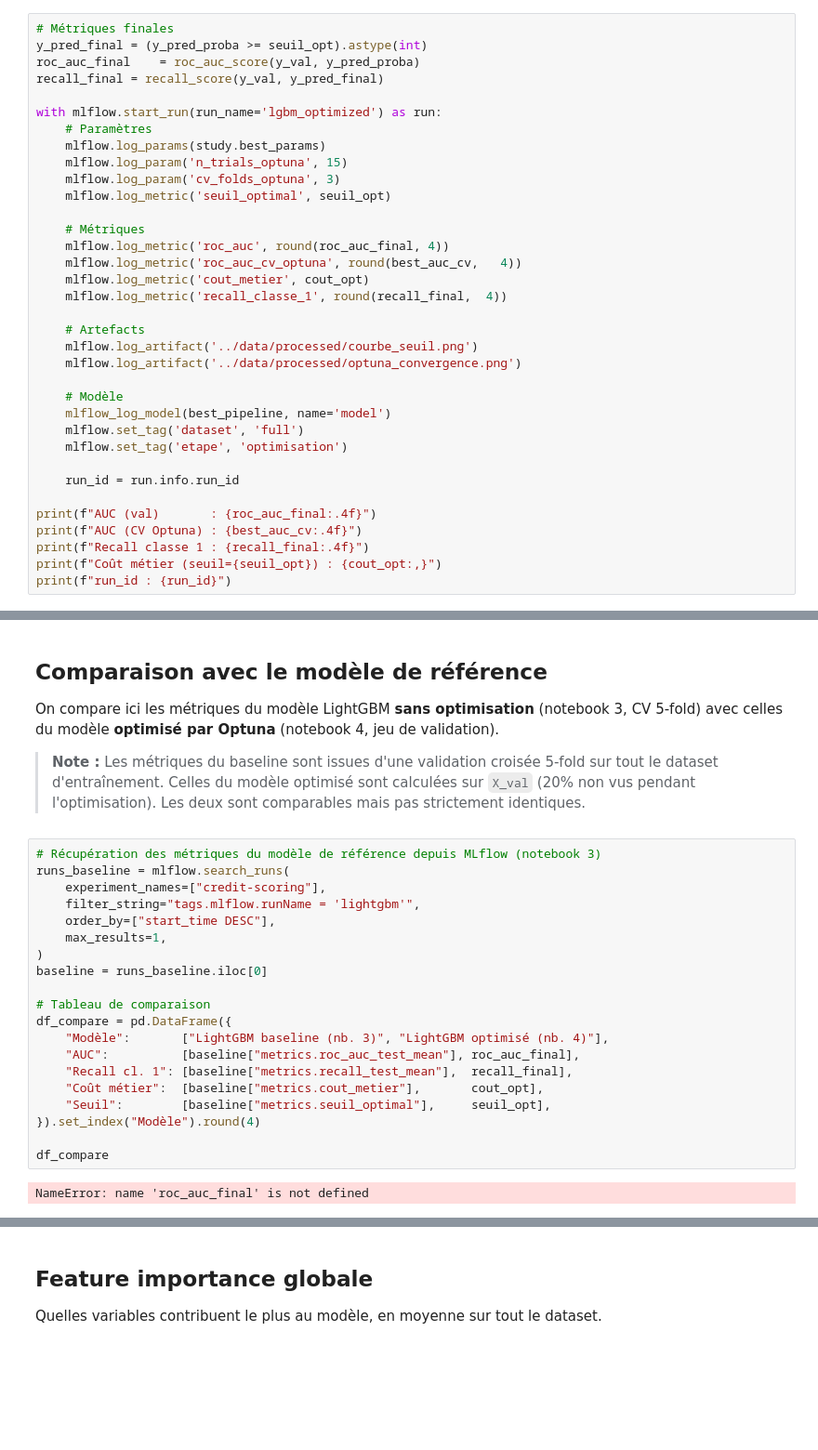
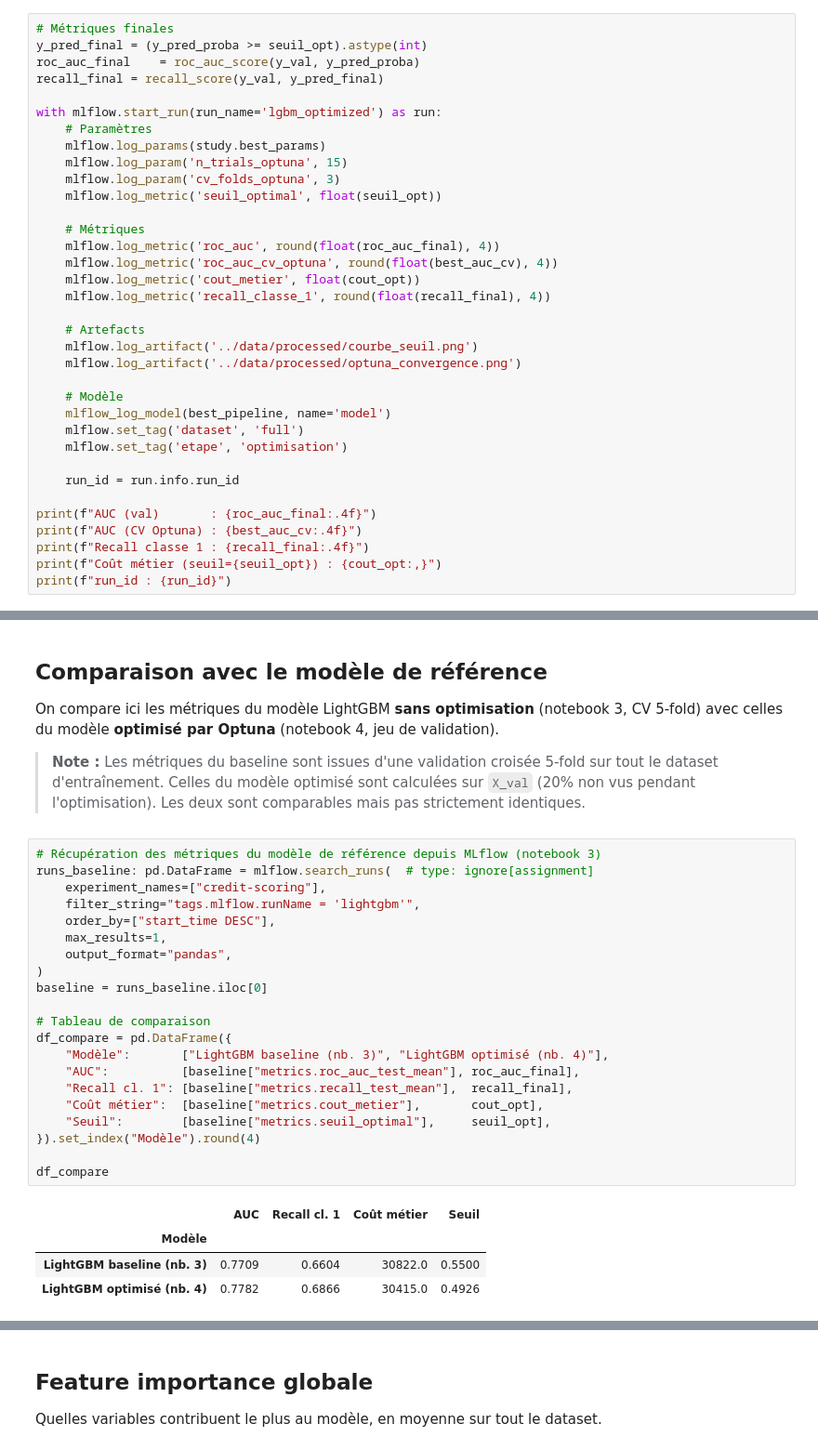
Before and after one commit to RaphaelRIVIERE/credit-scoring-mlops, a Jupyter notebook: notebooks/4_optimization.ipynb, the cells around one changed output, grey strips where cells are left out. Shown at 93% size. Saved outputs shown, nothing was run; the diff lists cells and outputs as text; blank space fills up the shorter version.

```diff
--- a/notebooks/4_optimization.ipynb
+++ b/notebooks/4_optimization.ipynb
@@ -195,13 +203,13 @@ with mlflow.start_run(run_name='lgbm_optimized') as run:
     mlflow.log_params(study.best_params)
     mlflow.log_param('n_trials_optuna', 15)
     mlflow.log_param('cv_folds_optuna', 3)
-    mlflow.log_metric('seuil_optimal', seuil_opt)
+    mlflow.log_metric('seuil_optimal', float(seuil_opt))
 
     # Métriques
-    mlflow.log_metric('roc_auc', round(roc_auc_final, 4))
-    mlflow.log_metric('roc_auc_cv_optuna', round(best_auc_cv,   4))
-    mlflow.log_metric('cout_metier', cout_opt)
-    mlflow.log_metric('recall_classe_1', round(recall_final,  4))
+    mlflow.log_metric('roc_auc', round(float(roc_auc_final), 4))
+    mlflow.log_metric('roc_auc_cv_optuna', round(float(best_auc_cv), 4))
+    mlflow.log_metric('cout_metier', float(cout_opt))
+    mlflow.log_metric('recall_classe_1', round(float(recall_final), 4))
 
     # Artefacts
     mlflow.log_artifact('../data/processed/courbe_seuil.png')
@@ -230,26 +246,30 @@ avec celles du modèle **optimisé par Optuna** (notebook 4, jeu de validation).
 > pendant l'optimisation). Les deux sont comparables mais pas strictement identiques.
 # %%
 # Récupération des métriques du modèle de référence depuis MLflow (notebook 3)
-runs_baseline = mlflow.search_runs(
+runs_baseline: pd.DataFrame = mlflow.search_runs(  # type: ignore[assignment]
     experiment_names=["credit-scoring"],
     filter_string="tags.mlflow.runName = 'lightgbm'",
     order_by=["start_time DESC"],
     max_results=1,
+    output_format="pandas",
 )
 baseline = runs_baseline.iloc[0]
 
 # Tableau de comparaison
 df_compare = pd.DataFrame({
     "Modèle":       ["LightGBM baseline (nb. 3)", "LightGBM optimisé (nb. 4)"],
     "AUC":          [baseline["metrics.roc_auc_test_mean"], roc_auc_final],
     "Recall cl. 1": [baseline["metrics.recall_test_mean"],  recall_final],
     "Coût métier":  [baseline["metrics.cout_metier"],       cout_opt],
     "Seuil":        [baseline["metrics.seuil_optimal"],     seuil_opt],
 }).set_index("Modèle").round(4)
 
 df_compare
 # %% [output]
-NameError: name 'roc_auc_final' is not defined
+|  | AUC | Recall cl. 1 | Coût métier | Seuil |
+| Modèle |  |  |  |  |
+| LightGBM baseline (nb. 3) | 0.7709 | 0.6604 | 30822.0 | 0.5500 |
+| LightGBM optimisé (nb. 4) | 0.7782 | 0.6866 | 30415.0 | 0.4926 |
 # %%
 # Graphique comparatif — AUC et Coût métier (les deux métriques clés)
 fig, axes = plt.subplots(1, 2, figsize=(12, 4))
```
Also changed, not shown: parts of 8 cells of this notebook.
